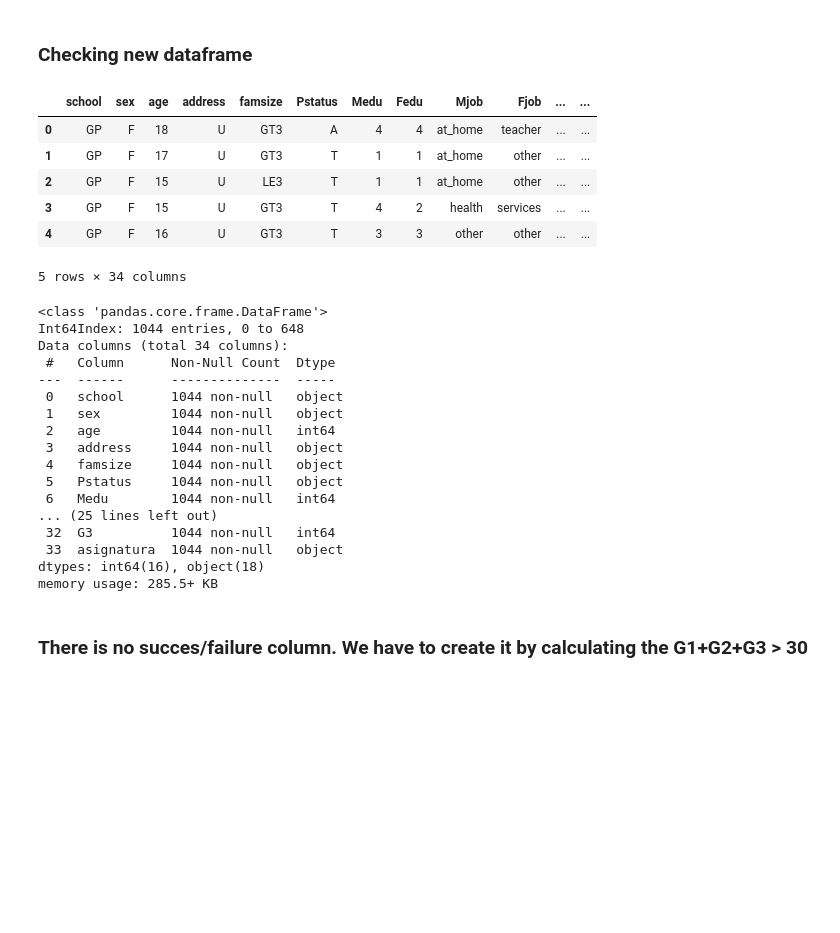
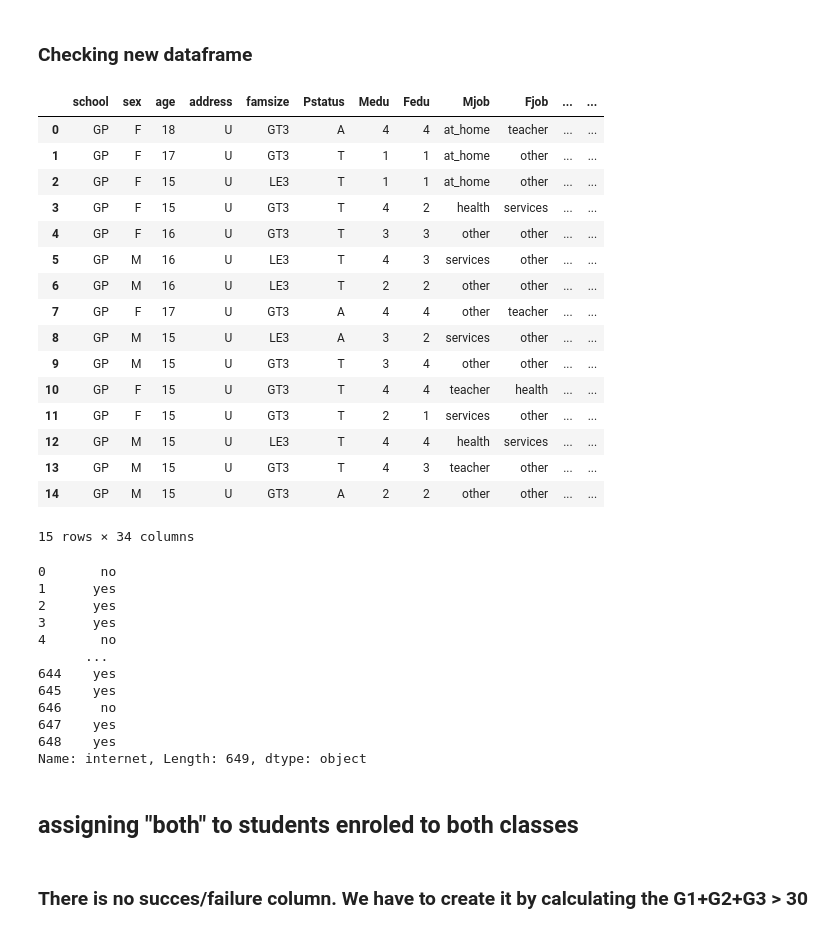
Before and after one commit to GerardDD/Project_04, a Jupyter notebook: students_alcohol.ipynb, the cells around one changed output. Saved outputs shown, nothing was run; the diff lists cells and outputs as text; code cells hidden in the pictures; blank space fills up the shorter version.

```diff
--- a/students_alcohol.ipynb
+++ b/students_alcohol.ipynb
@@ -93,36 +93,43 @@ df_both = pd.concat([df_mat,df_por])
 df_both.to_csv('merged_mathpor.csv')
 # %% [markdown]
 ### Checking new dataframe
-# %%
-df_both.head(5)
-# %% [output]
-|  | school | sex | age | address | famsize | Pstatus | Medu | Fedu | Mjob | Fjob | ... | ... |
-| 0 | GP | F | 18 | U | GT3 | A | 4 | 4 | at_home | teacher | ... | ... |
-| 1 | GP | F | 17 | U | GT3 | T | 1 | 1 | at_home | other | ... | ... |
-| 2 | GP | F | 15 | U | LE3 | T | 1 | 1 | at_home | other | ... | ... |
-| 3 | GP | F | 15 | U | GT3 | T | 4 | 2 | health | services | ... | ... |
-| 4 | GP | F | 16 | U | GT3 | T | 3 | 3 | other | other | ... | ... |
-5 rows × 34 columns
-# %%
-df_both.info()
-# %% [output]
-<class 'pandas.core.frame.DataFrame'>
-Int64Index: 1044 entries, 0 to 648
-Data columns (total 34 columns):
- #   Column      Non-Null Count  Dtype
----  ------      --------------  -----
- 0   school      1044 non-null   object
- 1   sex         1044 non-null   object
- 2   age         1044 non-null   int64
- 3   address     1044 non-null   object
- 4   famsize     1044 non-null   object
- 5   Pstatus     1044 non-null   object
- 6   Medu        1044 non-null   int64
-... (25 lines left out)
- 32  G3          1044 non-null   int64
- 33  asignatura  1044 non-null   object
-dtypes: int64(16), object(18)
-memory usage: 285.5+ KB
+# %%
+df_mat.head(15)
+# %% [output]
+|  | school | sex | age | address | famsize | Pstatus | Medu | Fedu | Mjob | Fjob | ... | ... |
+| 0 | GP | F | 18 | U | GT3 | A | 4 | 4 | at_home | teacher | ... | ... |
+| 1 | GP | F | 17 | U | GT3 | T | 1 | 1 | at_home | other | ... | ... |
+| 2 | GP | F | 15 | U | LE3 | T | 1 | 1 | at_home | other | ... | ... |
+| 3 | GP | F | 15 | U | GT3 | T | 4 | 2 | health | services | ... | ... |
+| 4 | GP | F | 16 | U | GT3 | T | 3 | 3 | other | other | ... | ... |
+| 5 | GP | M | 16 | U | LE3 | T | 4 | 3 | services | other | ... | ... |
+| 6 | GP | M | 16 | U | LE3 | T | 2 | 2 | other | other | ... | ... |
+| 7 | GP | F | 17 | U | GT3 | A | 4 | 4 | other | teacher | ... | ... |
+| 8 | GP | M | 15 | U | LE3 | A | 3 | 2 | services | other | ... | ... |
+| 9 | GP | M | 15 | U | GT3 | T | 3 | 4 | other | other | ... | ... |
+| 10 | GP | F | 15 | U | GT3 | T | 4 | 4 | teacher | health | ... | ... |
+| 11 | GP | F | 15 | U | GT3 | T | 2 | 1 | services | other | ... | ... |
+| 12 | GP | M | 15 | U | LE3 | T | 4 | 4 | health | services | ... | ... |
+| 13 | GP | M | 15 | U | GT3 | T | 4 | 3 | teacher | other | ... | ... |
+| 14 | GP | M | 15 | U | GT3 | A | 2 | 2 | other | other | ... | ... |
+15 rows × 34 columns
+# %%
+df_por['internet']
+# %% [output]
+0       no
+1      yes
+2      yes
+3      yes
+4       no
+      ...
+644    yes
+645    yes
+646     no
+647    yes
+648    yes
+Name: internet, Length: 649, dtype: object
+# %% [markdown]
+## assigning "both" to students enroled to both classes
 # %% [markdown]
 ### There is no succes/failure column. We have to create it by calculating the            G1+G2+G3 > 30
 # %%
```
Also changed, not shown: parts of 1 cell of this notebook, 1 other file.
